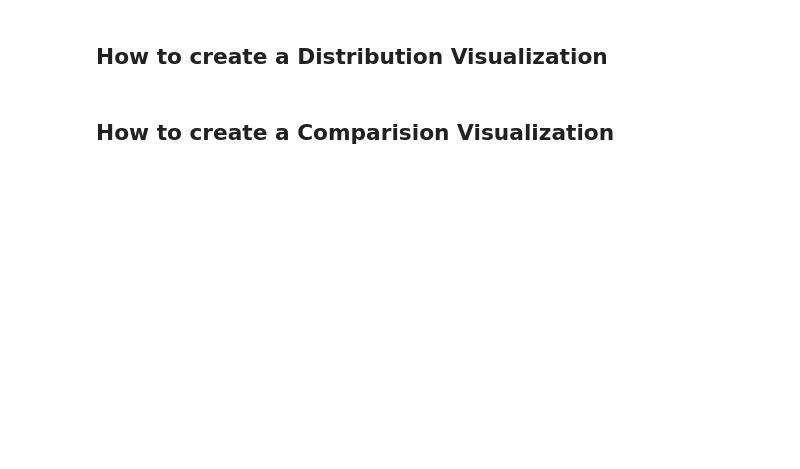
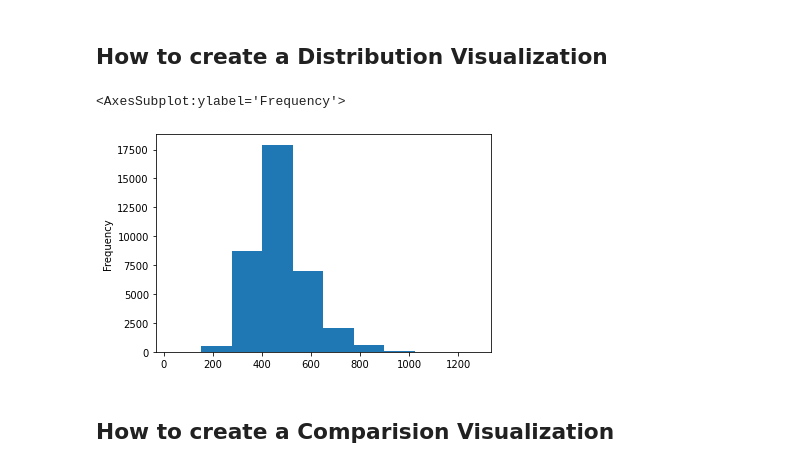
Before and after one commit to Husayn-Esmail/LearningMLWithPython, a Jupyter notebook: LiLearningML/Exercise_Files/03/03_04b.ipynb, the cells around one changed output. Drawn from its saved outputs; the diff is of its cells as text; code cells hidden in the pictures; blank space fills up the shorter version.

```diff
--- a/LiLearningML/Exercise_Files/03/03_04b.ipynb
+++ b/LiLearningML/Exercise_Files/03/03_04b.ipynb
@@ -21,5 +33,10 @@ vehicles.head()
 # %% [markdown]
 ## How to create a Distribution Visualization
+# %%
+vehicles['co2emissions'].plot(kind = 'hist')
+# %% [output]
+<AxesSubplot:ylabel='Frequency'>
+[figure, added]
 # %% [markdown]
 ## How to create a Comparision Visualization
 # %%
```
Also changed, not shown: parts of 7 cells of this notebook.
